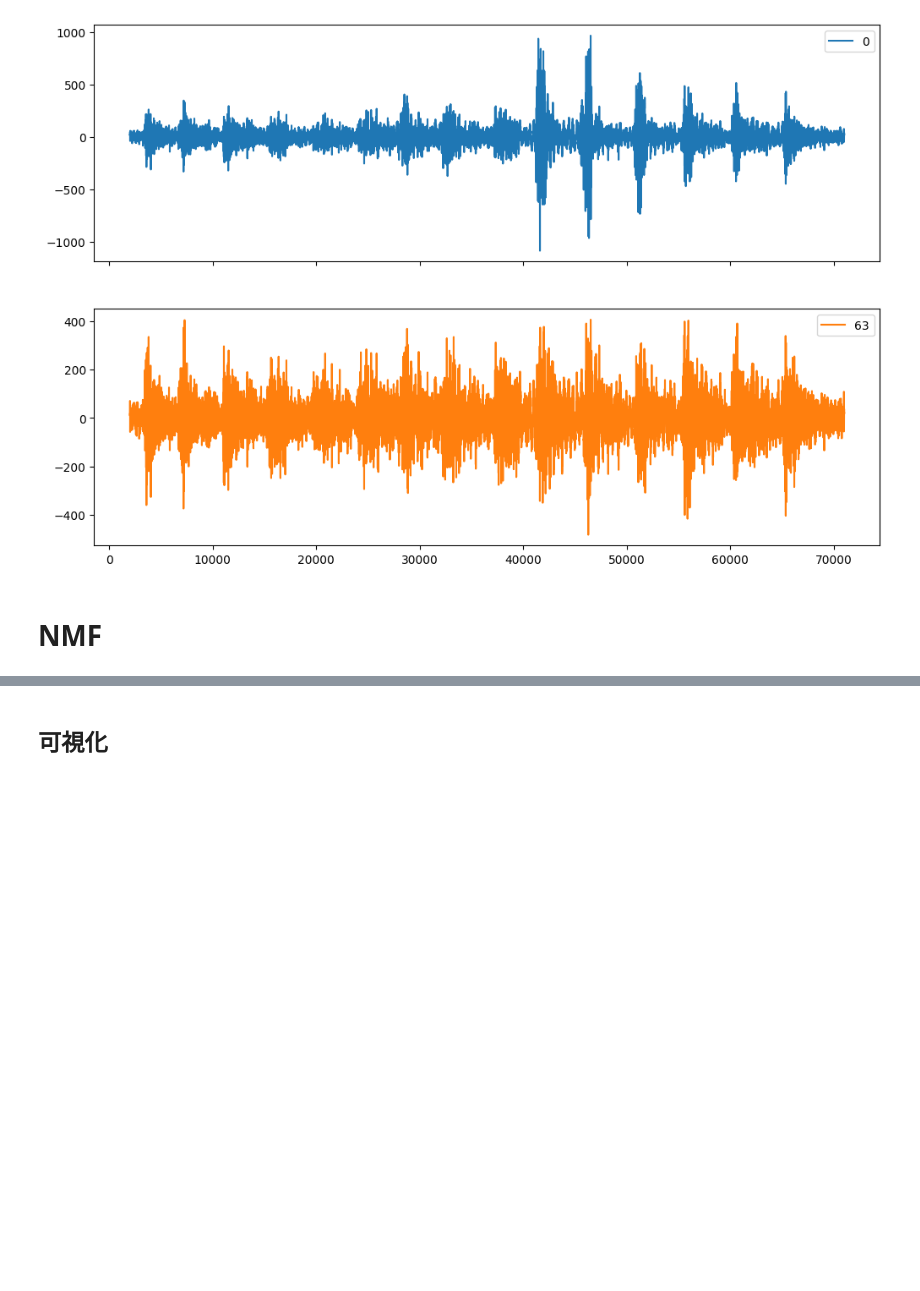
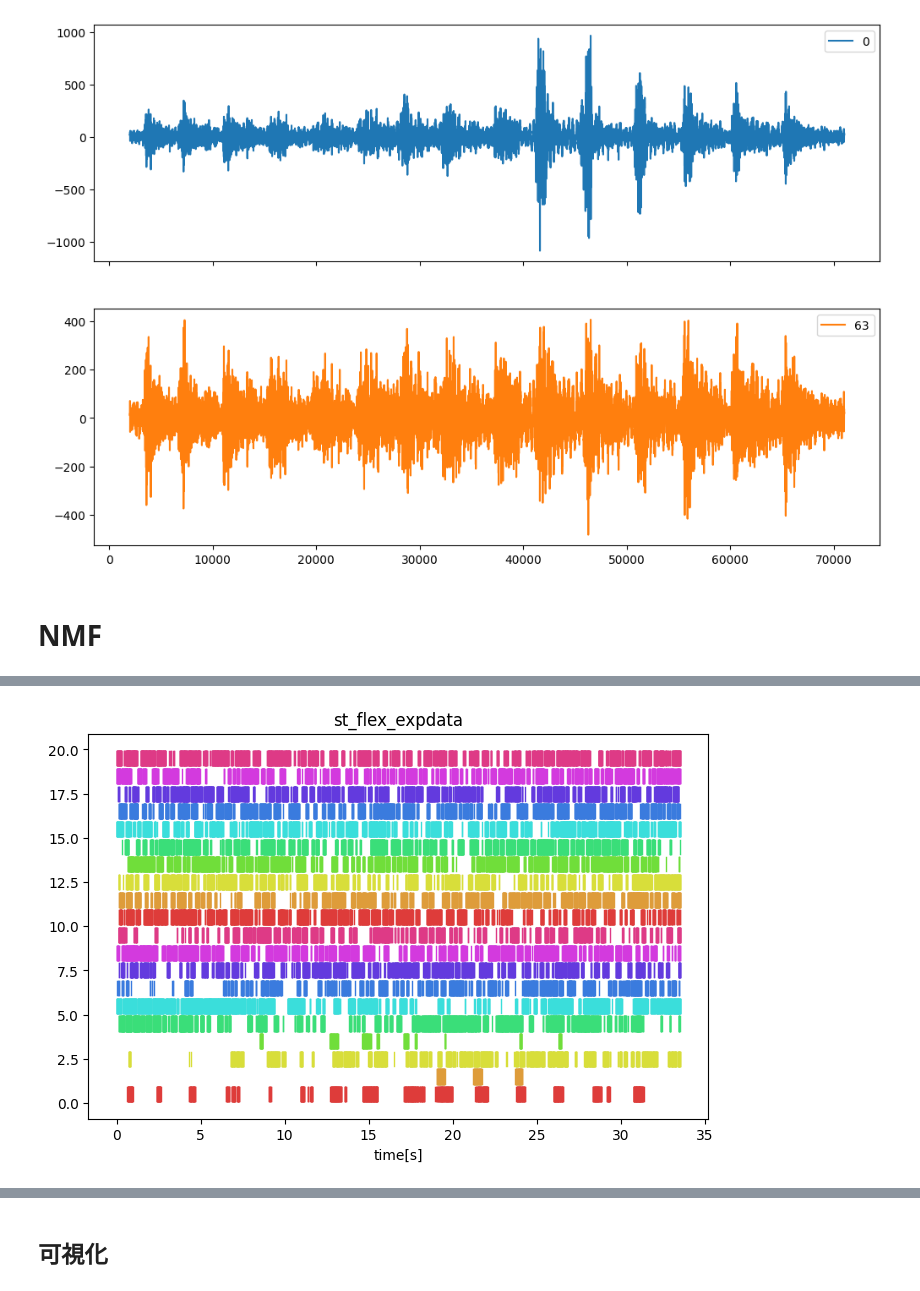
Before and after one commit to mechAneko12/EMG_decomposition_rhd, a Jupyter notebook: main.ipynb, the cells around one changed output, grey strips where cells are left out. Saved outputs shown, nothing was run; the diff lists cells and outputs as text; code cells hidden in the pictures; blank space fills up the shorter version.

```diff
--- a/main.ipynb
+++ b/main.ipynb
@@ -41,0 +45,12 @@ st_nmf = est._EmgMu2spikeTrain(W)
+# %%
+from sklearn.utils.extmath import randomized_svd
+
+mat_rms = df_rms.values
+U, S, V = randomized_svd(mat_rms, n_components=20)
+
+_est = EmgDecomposition(-1)
+st_svd = _est._EmgMu2spikeTrain(U)
+# %%
+plot_spikes(st_svd, title='st_flex_expdata')
+# %% [output]
+[figure, added]
```
Also changed, not shown: parts of 10 cells of this notebook.
